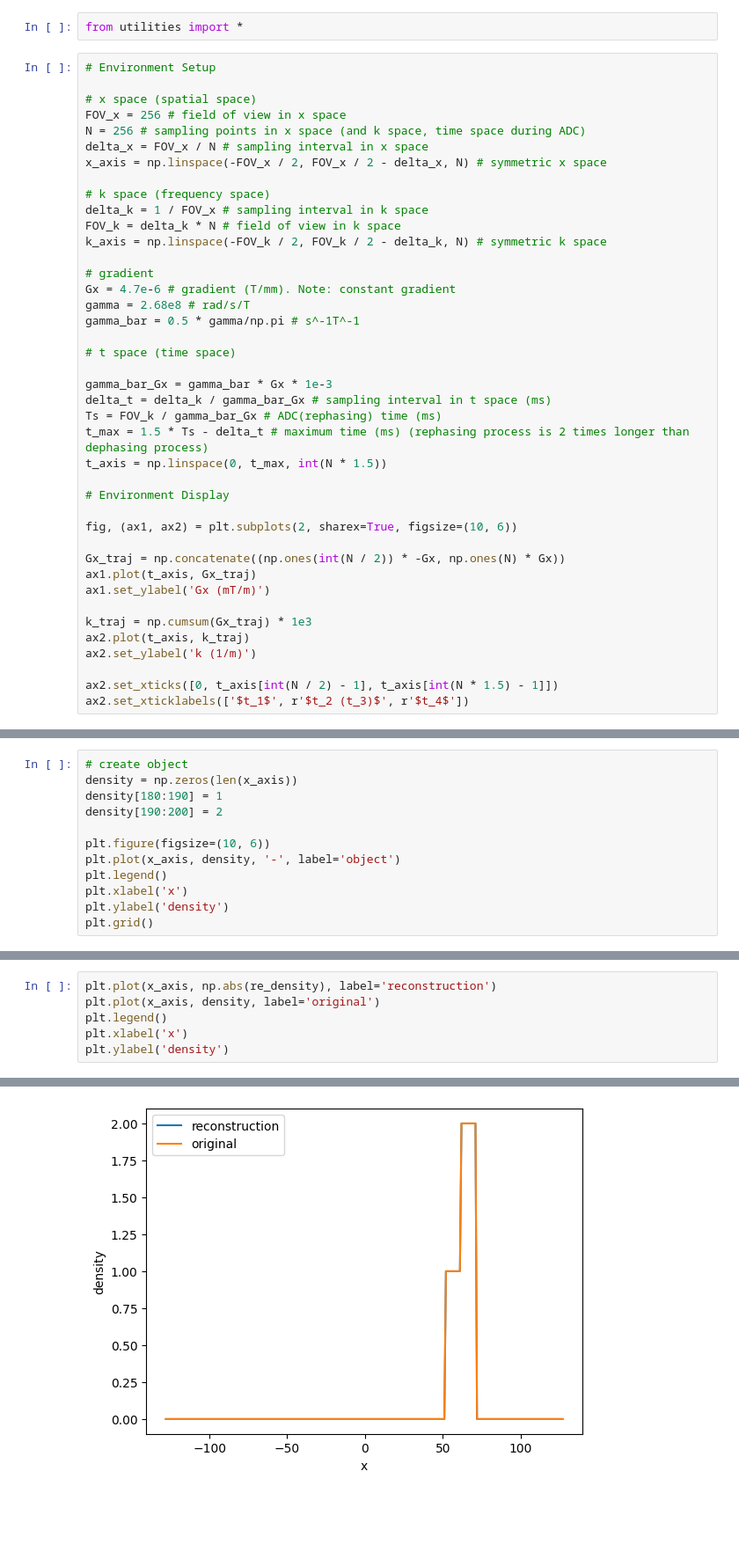
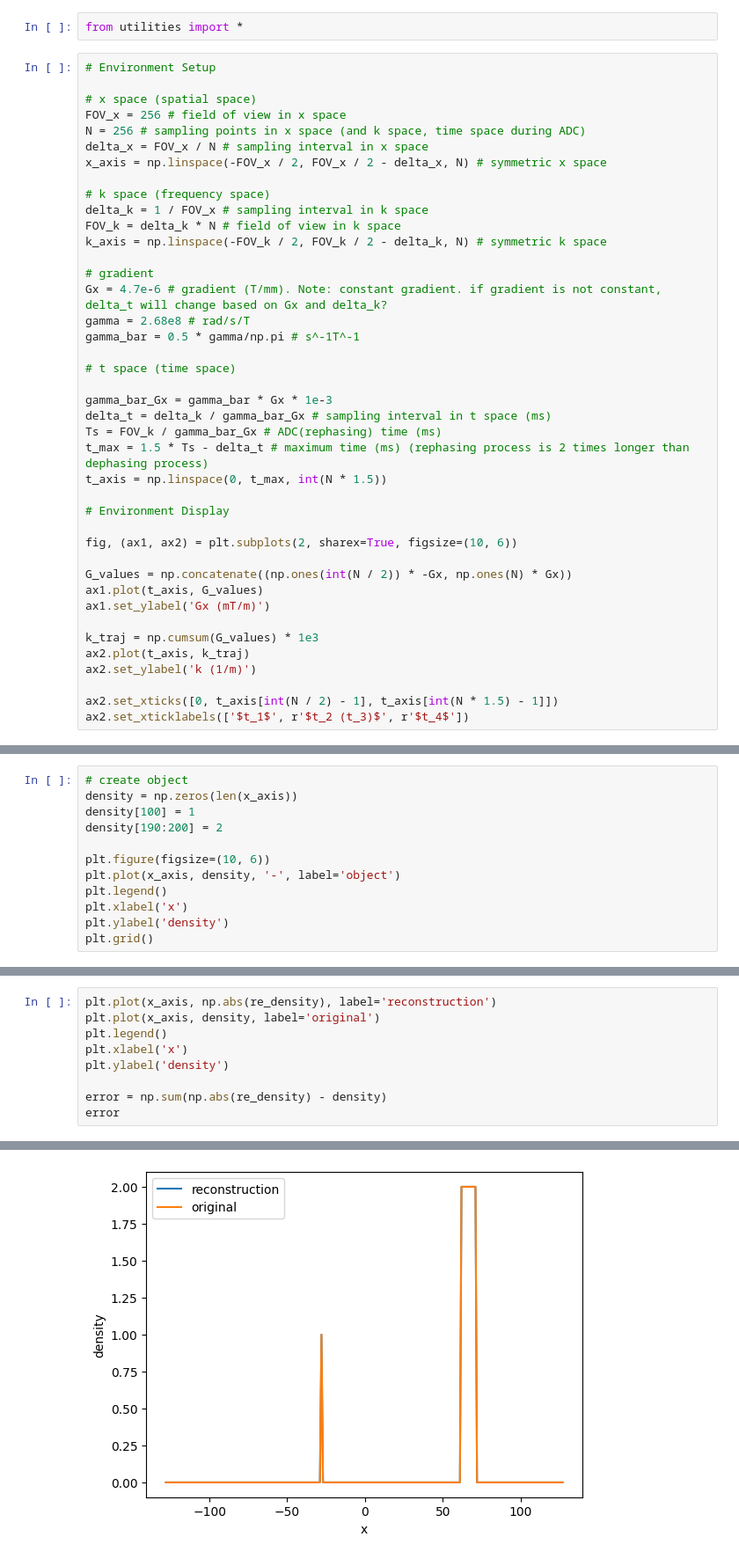
Before and after one commit to chongfengling/MRI-pulse-sequence-optimization, a Jupyter notebook: src/simulator.ipynb, the cells around one changed output, grey strips where cells are left out. Shown at 88% size. Drawn from its saved outputs; the diff is of its cells as text; blank space fills up the shorter version.

```diff
--- a/src/simulator.ipynb
+++ b/src/simulator.ipynb
@@ -15,7 +15,7 @@ FOV_k = delta_k * N # field of view in k space
 k_axis = np.linspace(-FOV_k / 2, FOV_k / 2 - delta_k, N) # symmetric k space
 
 # gradient
-Gx = 4.7e-6 # gradient (T/mm). Note: constant gradient
+Gx = 4.7e-6 # gradient (T/mm). Note: constant gradient. if gradient is not constant, delta_t will change based on Gx and delta_k?
 gamma = 2.68e8 # rad/s/T
 gamma_bar = 0.5 * gamma/np.pi # s^-1T^-1
 
@@ -31,11 +31,11 @@ t_axis = np.linspace(0, t_max, int(N * 1.5))
 
 fig, (ax1, ax2) = plt.subplots(2, sharex=True, figsize=(10, 6))
 
-Gx_traj = np.concatenate((np.ones(int(N / 2)) * -Gx, np.ones(N) * Gx))
-ax1.plot(t_axis, Gx_traj)
+G_values = np.concatenate((np.ones(int(N / 2)) * -Gx, np.ones(N) * Gx))
+ax1.plot(t_axis, G_values)
 ax1.set_ylabel('Gx (mT/m)')
 
-k_traj = np.cumsum(Gx_traj) * 1e3
+k_traj = np.cumsum(G_values) * 1e3
 ax2.plot(t_axis, k_traj)
 ax2.set_ylabel('k (1/m)')
 
@@ -49,7 +49,7 @@ ax2.set_xticklabels(['$t_1$', r'$t_2 (t_3)$', r'$t_4$'])
 # %%
 # create object
 density = np.zeros(len(x_axis))
-density[180:190] = 1
+density[100] = 1
 density[190:200] = 2
 
 plt.figure(figsize=(10, 6))
@@ -124,4 +276,7 @@ plt.plot(x_axis, density, label='original')
 plt.legend()
 plt.xlabel('x')
 plt.ylabel('density')
+
+error = np.sum(np.abs(re_density) - density)
+error
 # %% [output]
@@ -129 +284 @@ Text(0, 0.5, 'density')
-[figure, old version]
+[figure, new version]
```
Also changed, not shown: parts of 8 cells of this notebook.
